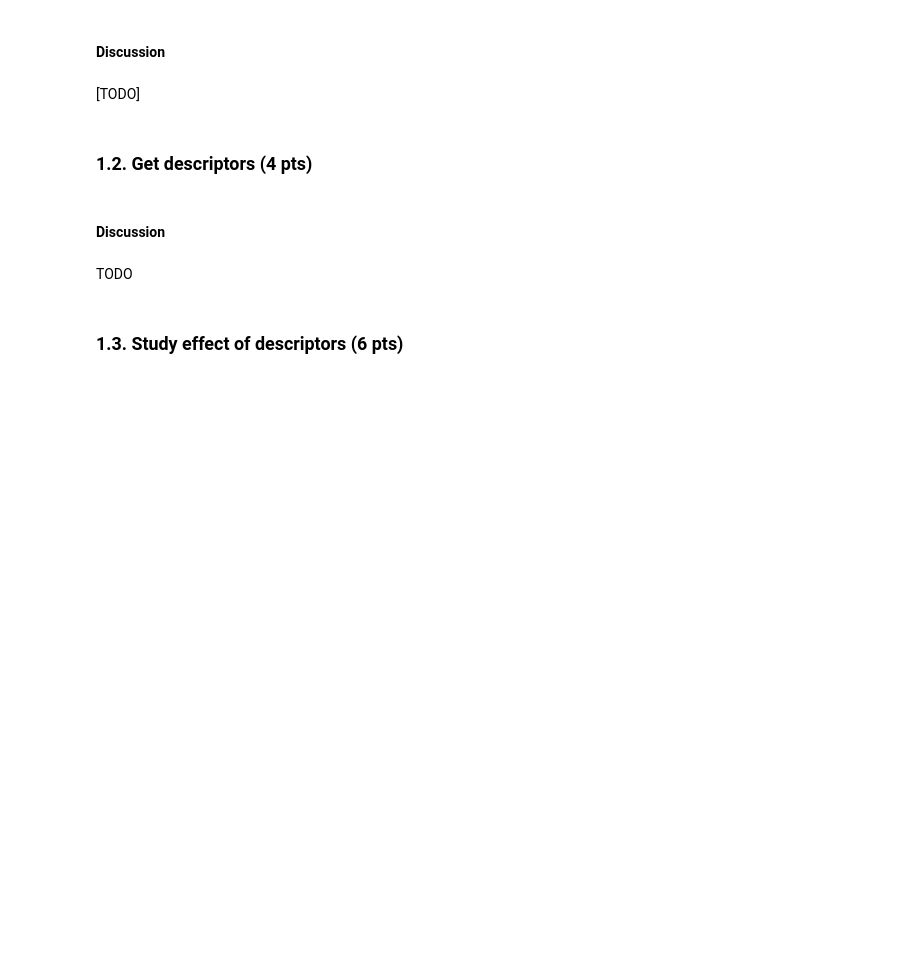
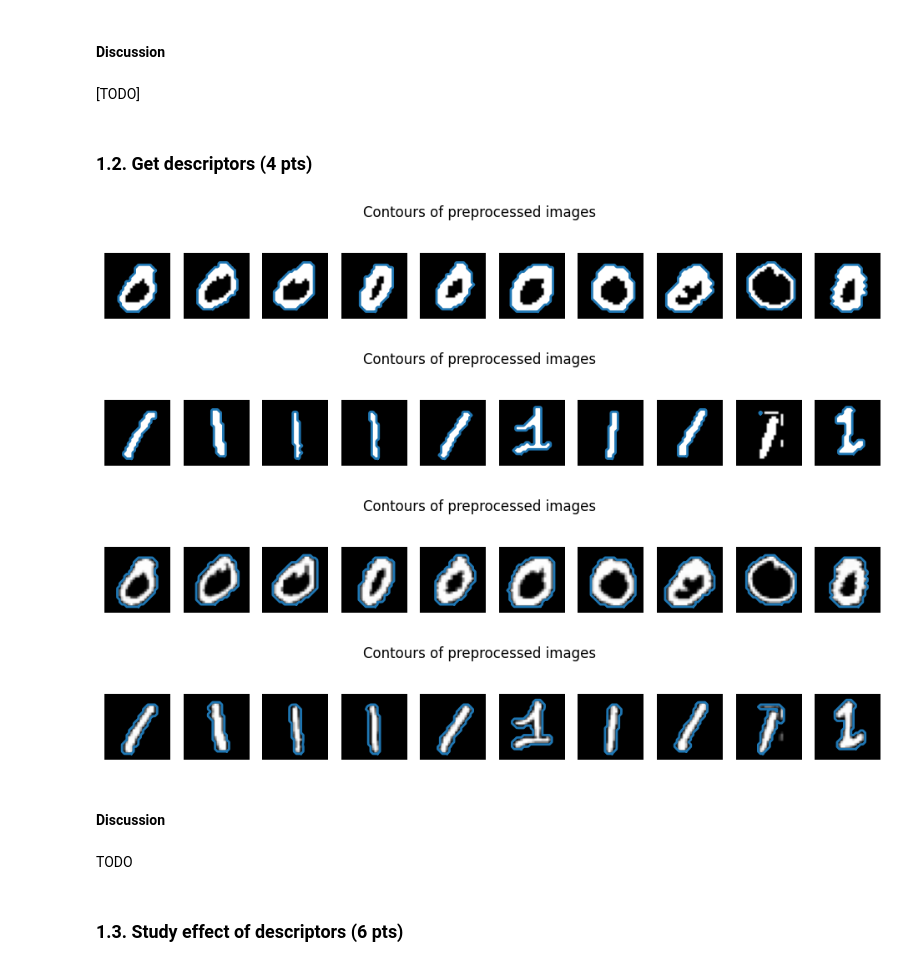
Before and after one commit to OctavioProfeta/iapr, a Jupyter notebook: labs/lab_02_object_description.ipynb, the cells around one changed output. Cells and saved outputs as stored; diff of their text form; code cells hidden in the pictures; blank space fills up the shorter version.

Commit message:
Contour done (debut 1.2)

```diff
--- a/labs/lab_02_object_description.ipynb
+++ b/labs/lab_02_object_description.ipynb
@@ -167,6 +172,39 @@ plt.show()
 [TODO]
 # %% [markdown]
 ### 1.2. Get descriptors (4 pts)
+# %%
+from skimage import measure
+
+# Function to get the contours of a set of images using skimage
+def get_contours(set):
+    # Find contours of pixels with value >= 0.8 (take only the first contour that appears [0])
+    contours = [measure.find_contours(img, 0.5)[0] for img in set]
+    return contours
+
+# Function to plot the contours of a set of images
+def plot_contours(set):
+
+    # Get contours first
+    contours = get_contours(set)
+
+    # Then plot
+    fig, axes = plt.subplots(1, len(set), figsize=(12, 2))
+    for ax, img, contour in zip(axes, set, contours):
+        ax.imshow(img, cmap='gray')
+        ax.axis('off')
+        ax.plot(contour[:, 1], contour[:, 0], linewidth=2)
+    fig.suptitle("Contours of preprocessed images")
+    plt.show()
+
+plot_contours(zeros)
+plot_contours(ones)
+plot_contours(zeros_im)
+plot_contours(ones_im)
+# %% [output]
+[figure, added]
+[figure, added]
+[figure, added]
+[figure, added]
 # %%
 # Function that takes as input an image and returns a set of descriptors.
 # You may use other custom helper functions to break the code into useful chuncks.
```
Also changed, not shown: parts of 2 cells of this notebook.
